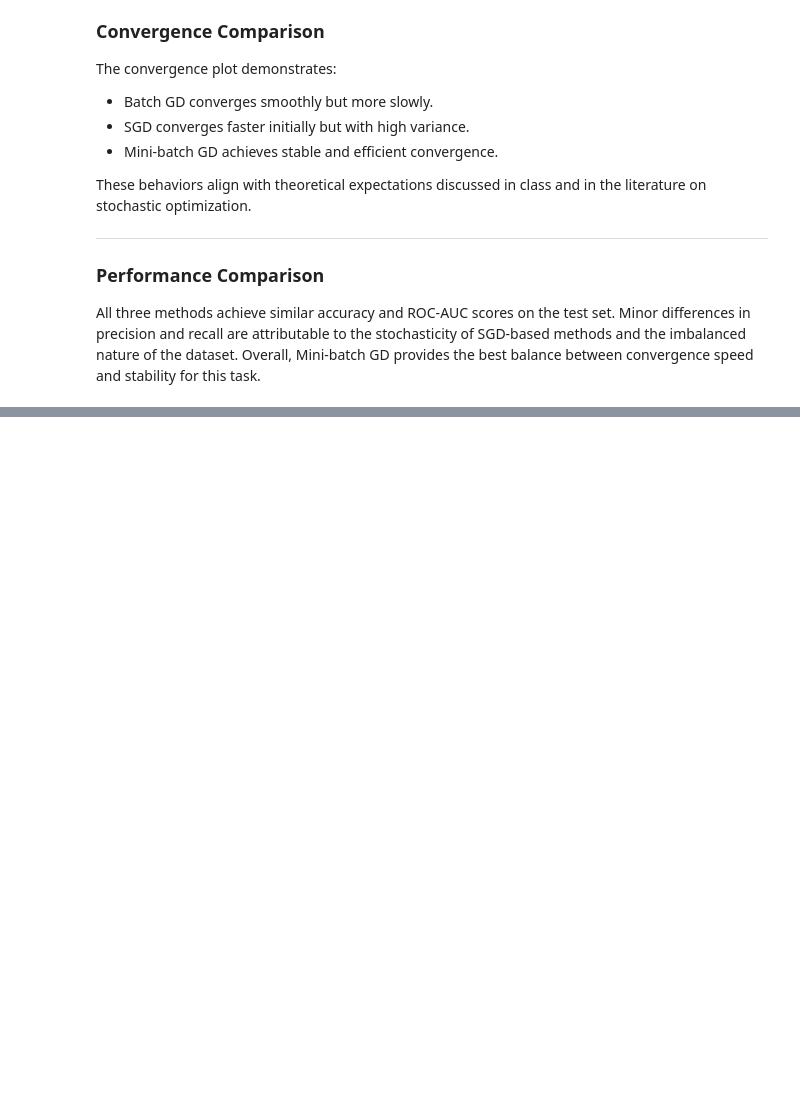
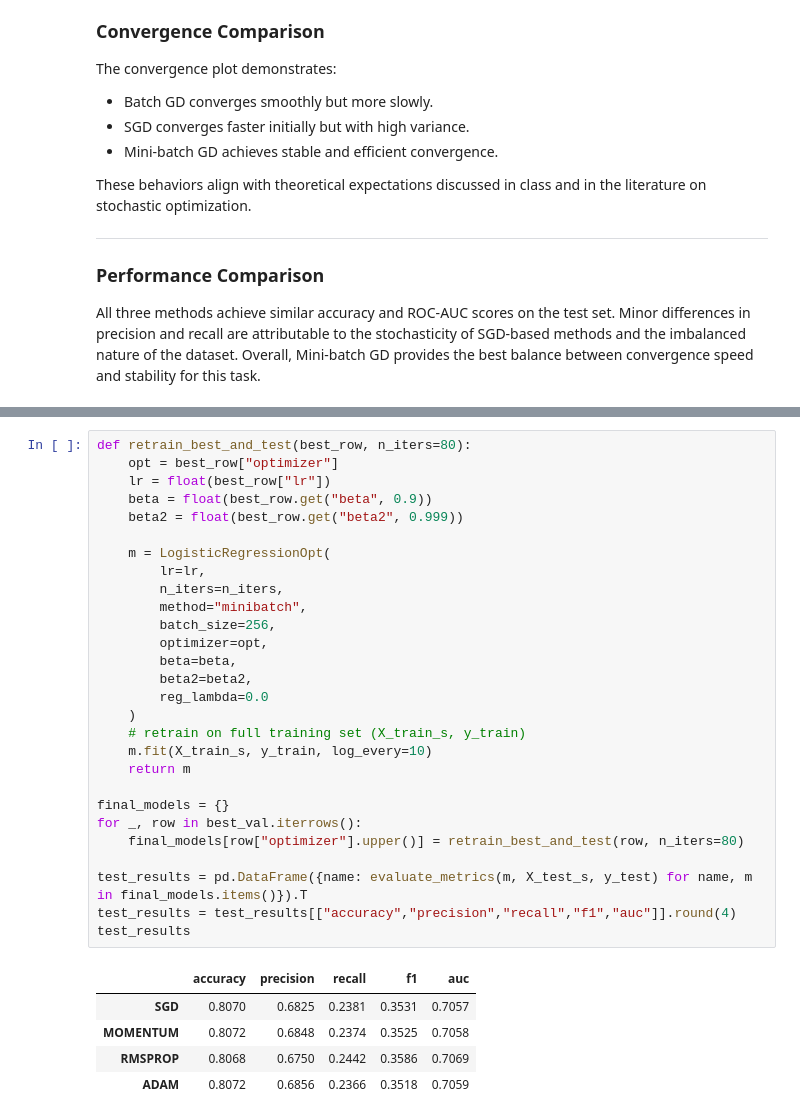
Before and after one commit to ZainMI/PAIML, a Jupyter notebook: homeworks/hw1/hw1.ipynb, the cells around one changed output, grey strips where cells are left out. Saved outputs shown, nothing was run; the diff lists cells and outputs as text; blank space fills up the shorter version.

```diff
--- a/homeworks/hw1/hw1.ipynb
+++ b/homeworks/hw1/hw1.ipynb
@@ -519,0 +808,34 @@ All three methods achieve similar accuracy and ROC-AUC scores on the test set. M
+# %%
+def retrain_best_and_test(best_row, n_iters=80):
+    opt = best_row["optimizer"]
+    lr = float(best_row["lr"])
+    beta = float(best_row.get("beta", 0.9))
+    beta2 = float(best_row.get("beta2", 0.999))
+
+    m = LogisticRegressionOpt(
+        lr=lr,
+        n_iters=n_iters,
+        method="minibatch",
+        batch_size=256,
+        optimizer=opt,
+        beta=beta,
+        beta2=beta2,
+        reg_lambda=0.0
+    )
+    # retrain on full training set (X_train_s, y_train)
+    m.fit(X_train_s, y_train, log_every=10)
+    return m
+
+final_models = {}
+for _, row in best_val.iterrows():
+    final_models[row["optimizer"].upper()] = retrain_best_and_test(row, n_iters=80)
+
+test_results = pd.DataFrame({name: evaluate_metrics(m, X_test_s, y_test) for name, m in final_models.items()}).T
+test_results = test_results[["accuracy","precision","recall","f1","auc"]].round(4)
+test_results
+# %% [output]
+|  | accuracy | precision | recall | f1 | auc |
+| SGD | 0.8070 | 0.6825 | 0.2381 | 0.3531 | 0.7057 |
+| MOMENTUM | 0.8072 | 0.6848 | 0.2374 | 0.3525 | 0.7058 |
+| RMSPROP | 0.8068 | 0.6750 | 0.2442 | 0.3586 | 0.7069 |
+| ADAM | 0.8072 | 0.6856 | 0.2366 | 0.3518 | 0.7059 |
```
Also changed, not shown: parts of 8 cells of this notebook.
